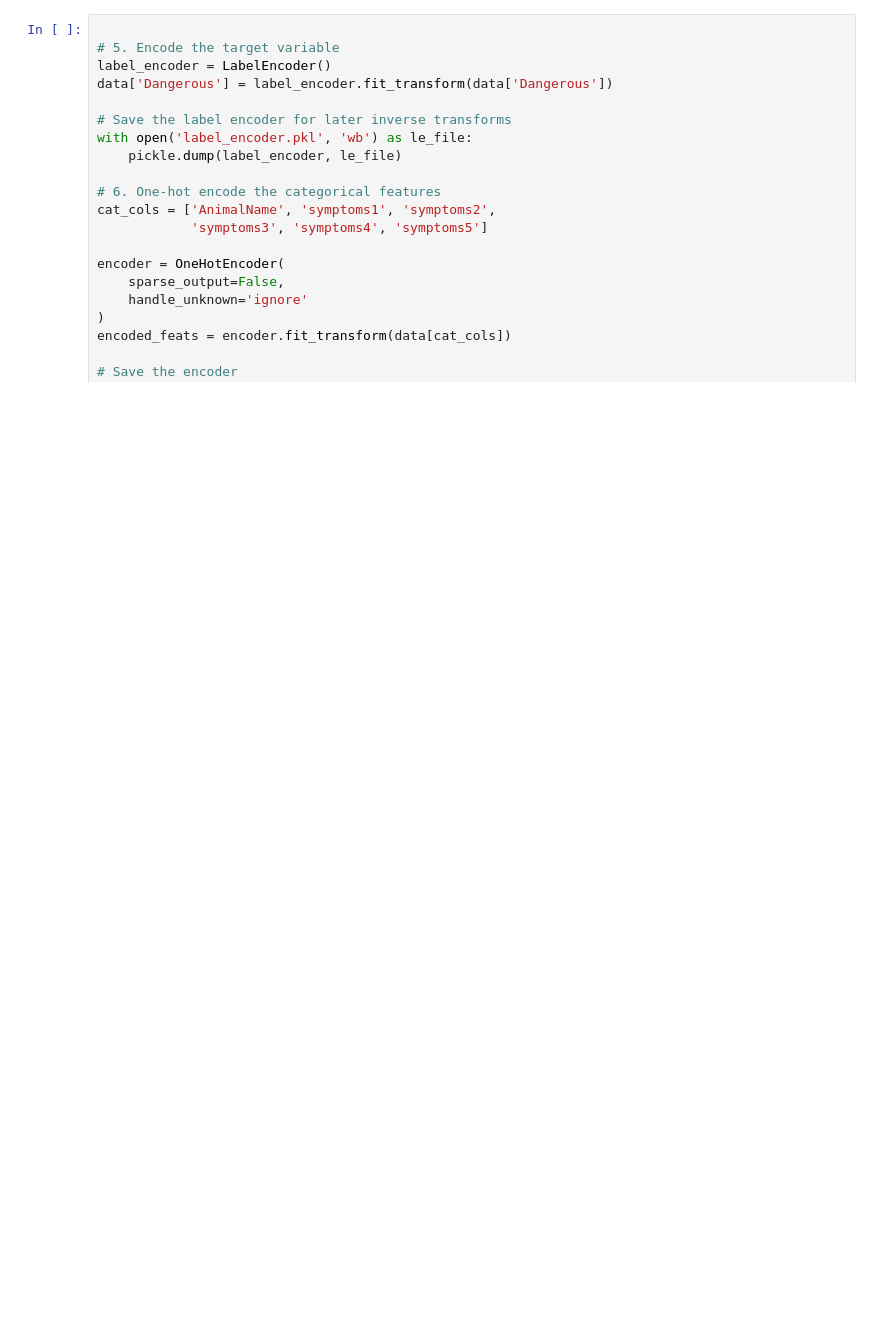
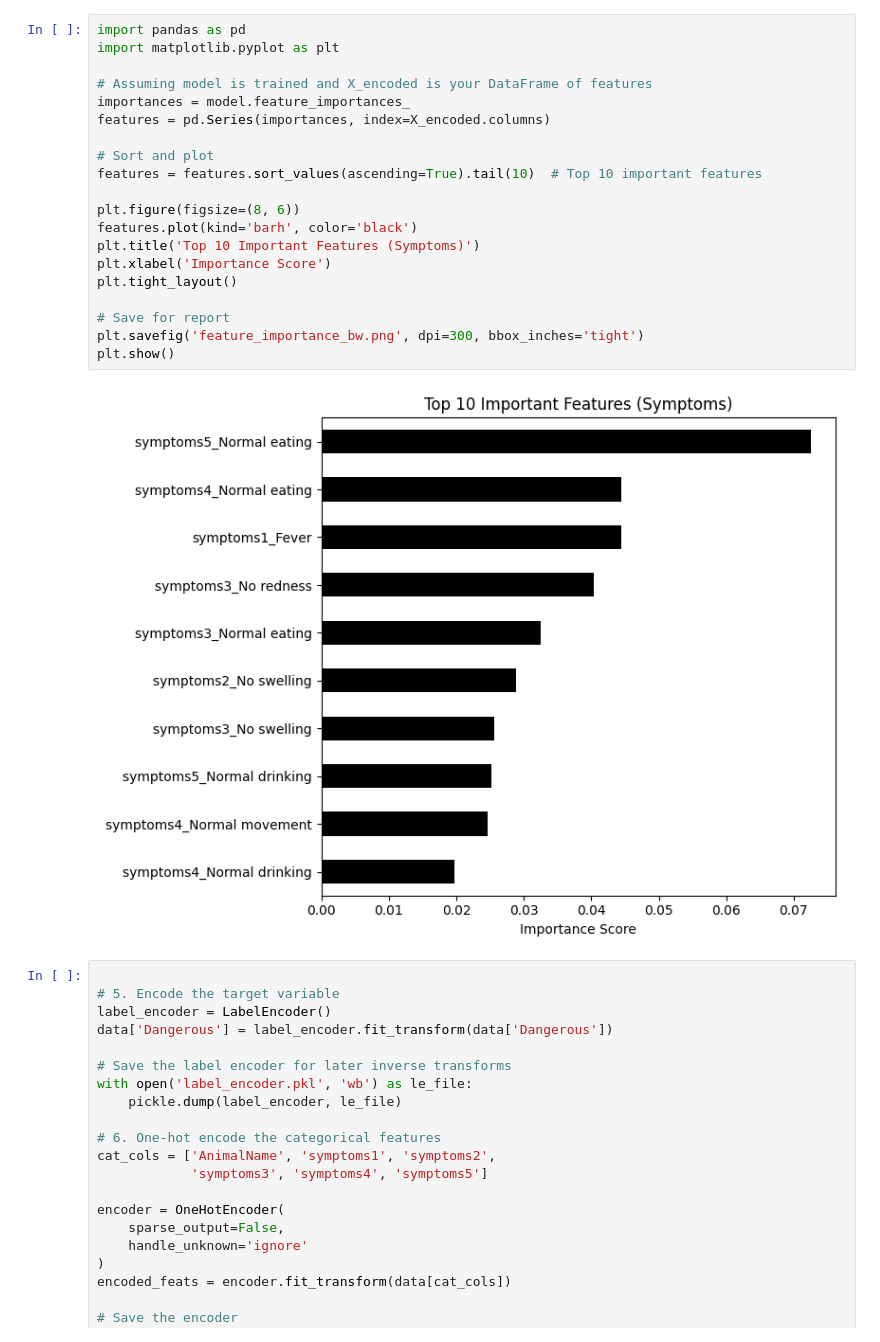
Before and after one commit to IbrahimBagwan1/animal-health-prediction-ml, a Jupyter notebook: animalpredictionjup.ipynb, the cells around one changed output. Drawn from its saved outputs; the diff is of its cells as text; blank space fills up the shorter version.

```diff
--- a/animalpredictionjup.ipynb
+++ b/animalpredictionjup.ipynb
@@ -36,3 +52,25 @@ Model saved as 'random_forest_model.joblib'
+# %%
+import pandas as pd
+import matplotlib.pyplot as plt
+
+# Assuming model is trained and X_encoded is your DataFrame of features
+importances = model.feature_importances_
+features = pd.Series(importances, index=X_encoded.columns)
+
+# Sort and plot
+features = features.sort_values(ascending=True).tail(10)  # Top 10 important features
+
+plt.figure(figsize=(8, 6))
+features.plot(kind='barh', color='black')
+plt.title('Top 10 Important Features (Symptoms)')
+plt.xlabel('Importance Score')
+plt.tight_layout()
+
+# Save for report
+plt.savefig('feature_importance_bw.png', dpi=300, bbox_inches='tight')
+plt.show()
+# %% [output]
+[figure, added]
 # %%
 
 # 5. Encode the target variable
```
Also changed, not shown: parts of 2 cells of this notebook, 4 other files.
